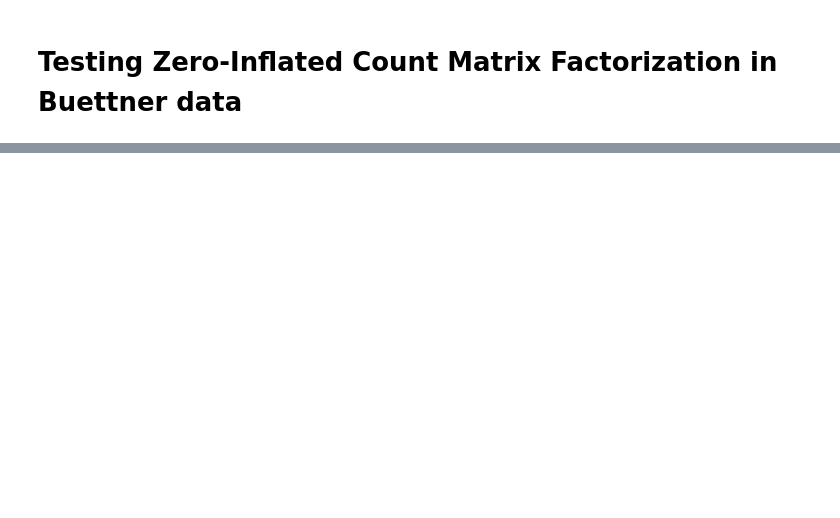
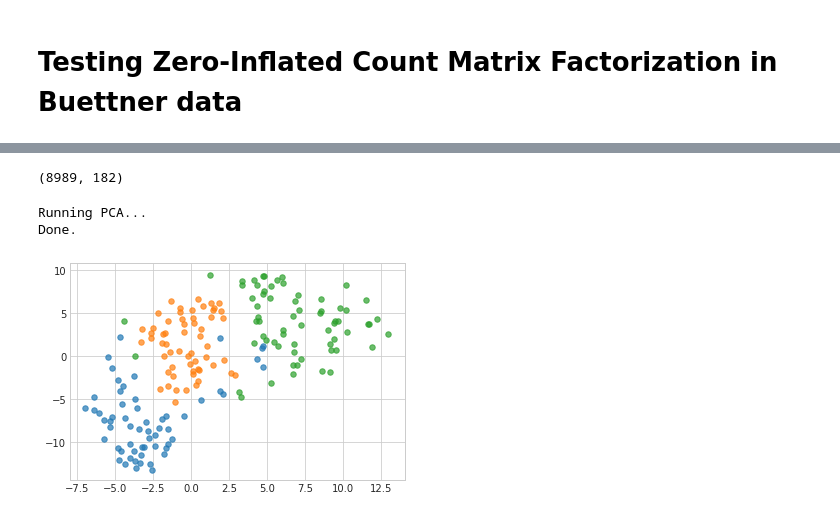
Before and after one commit to pedrofale/mpCMF, a Jupyter notebook: notebooks/pCMF Zero Inflation Buettner.ipynb, the cells around one changed output, grey strips where cells are left out. Cells and saved outputs as stored; diff of their text form; code cells hidden in the pictures; blank space fills up the shorter version.

```diff
--- a/notebooks/pCMF Zero Inflation Buettner.ipynb
+++ b/notebooks/pCMF Zero Inflation Buettner.ipynb
@@ -273,0 +56,10 @@ plt.show()
+# %%
+X.shape
+# %% [output]
+(8989, 182)
+# %%
+X = X.T
+# %%
+y = y.drop(y.columns[0], axis=1)
+# %%
+y = np.array(y).ravel()
@@ -273,0 +68,14 @@ plt.show()
+# %%
+# Run PCA
+print('Running PCA...')
+obj = PCA(n_components=10)
+pca = ModelWrapper(np.log(X + 1.), y, name='PCA')
+pca.run(obj.fit_transform)
+print('Done.\n')
+# %% [output]
+Running PCA...
+Done.
+# %%
+plot_utils.plot_tsne(pca.proj_2d, pca.c_train)
+# %% [output]
+[figure, added]
```
Also changed, not shown: parts of 37 cells of this notebook, 10 other files.
